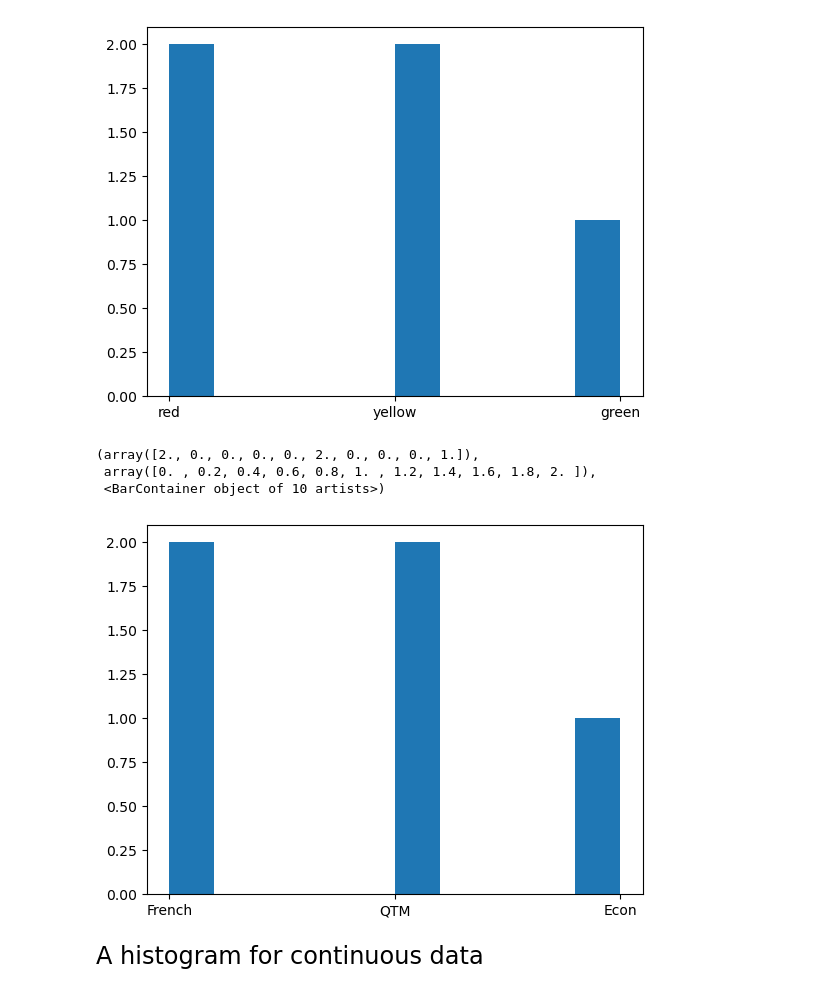
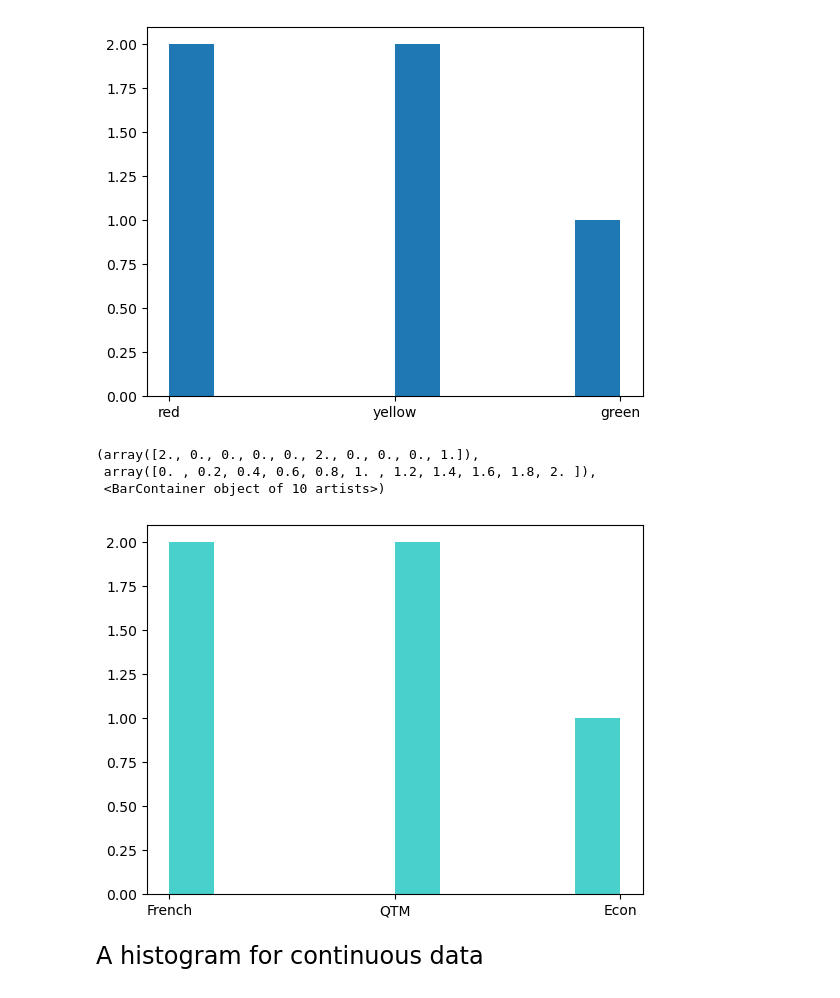
Before and after one commit to v-m-wang/QTM151_F23, a Jupyter notebook: lecture_02/lecture2_personal.ipynb, the cells around one changed output. Drawn from its saved outputs; the diff is of its cells as text; code cells hidden in the pictures.

```diff
--- a/lecture_02/lecture2_personal.ipynb
+++ b/lecture_02/lecture2_personal.ipynb
@@ -207,13 +207,13 @@ plt.hist(x= list_colors)
 # %%
 # Creat a list with repeated string values
 # Compute your own histogram
 list_class=['French','French','QTM','Econ','QTM']
-plt.hist(x=list_class)
+plt.hist(x=list_class,color="mediumturquoise")
 # %% [output]
 (array([2., 0., 0., 0., 0., 2., 0., 0., 0., 1.]),
  array([0. , 0.2, 0.4, 0.6, 0.8, 1. , 1.2, 1.4, 1.6, 1.8, 2. ]),
  <BarContainer object of 10 artists>)
-[figure, old version]
+[figure, new version]
 # %% [markdown]
 <font size="5">
 
```
Also changed, not shown: parts of 1 cell of this notebook.
